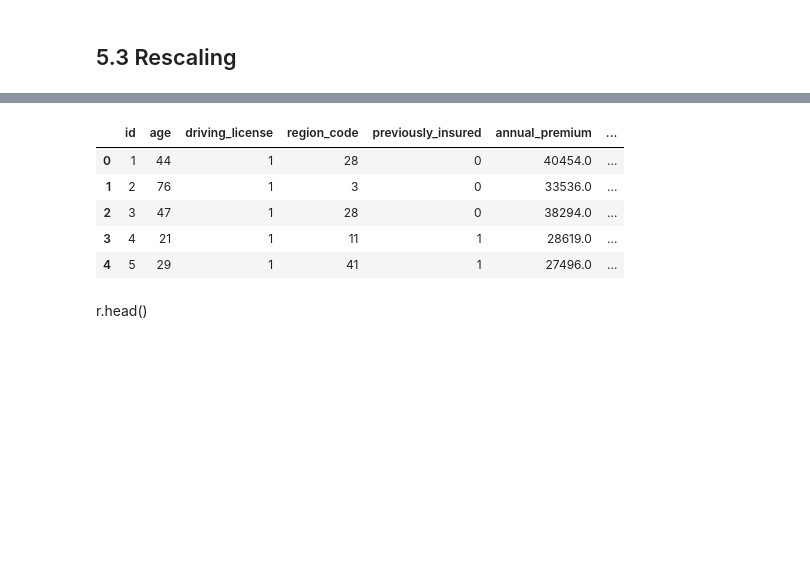
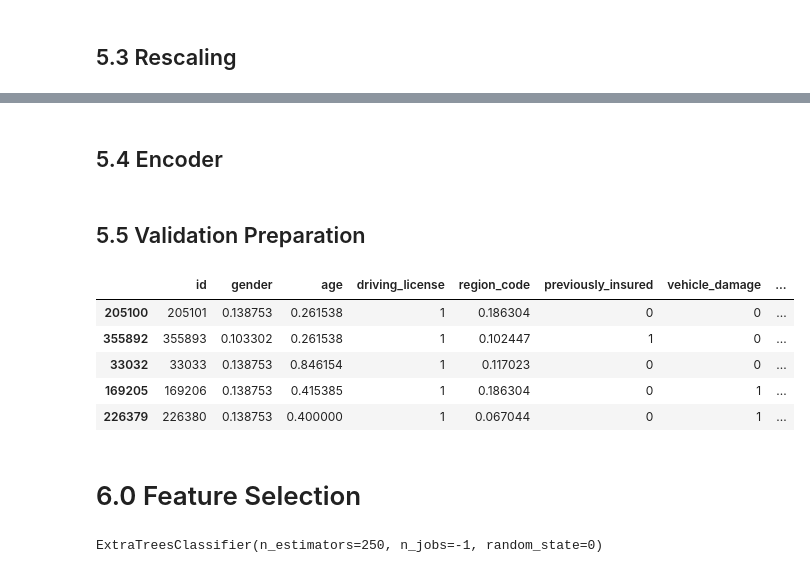
Before and after one commit to andrerochads/health_insurance_cross_sell, a Jupyter notebook: notebooks/health_insurence_c1.ipynb, the cells around one changed output, grey strips where cells are left out. Drawn from its saved outputs; the diff is of its cells as text; code cells hidden in the pictures; blank space fills up the shorter version.

Commit message:
Data preparation and Feature Selection Done

```diff
--- a/notebooks/health_insurence_c1.ipynb
+++ b/notebooks/health_insurence_c1.ipynb
@@ -805 +779,8 @@ Name: age, Length: 381109, dtype: float64
+# %%
+X = df4.drop('response', axis=1)
+y = df4['response'].copy()
+
+x_train, x_validation, y_train, y_validation = ms.train_test_split(X, y, test_size=0.20)
+
+df5 = pd.concat([x_train, y_train], axis=1)
 # %% [markdown]
@@ -810,2 +788,7 @@ Name: age, Length: 381109, dtype: float64
+# %%
+ss = pp.StandardScaler()
+
+# annual_premium
+df5['annual_premium'] = ss.fit_transform(df5[['annual_premium']].values)
 # %% [markdown]
 ## 5.3 Rescaling
@@ -818,0 +795,35 @@ Index(['id', 'age', 'driving_license', 'region_code', 'previously_insured',
+# %%
+mms_age = pp.MinMaxScaler()
+mms_vintage = pp.MinMaxScaler()
+
+# Age
+df5['age'] = mms_age.fit_transform(df5[['age']].values)
+
+# vintage
+df5['vintage'] = mms_vintage.fit_transform(df5[['vintage']].values)
+# %% [markdown]
+## 5.4 Encoder
+# %%
+# gender - One Hot Encoding / Target Encoding
+target_encode_gender = df5.groupby('gender')['response'].mean()
+df5.loc[:, 'gender'] = df5['gender'].map(target_encode_gender)
+# DUVIDA AQUI, NÃO ESTOU ENTENDENDO COMO ELE TIRA MÉDIA DE VAR CATEGORICA???
+
+# region_code - Target Encoding / Frequency Encoding
+target_encode_region_code = df5.groupby('region_code')['response'].mean()
+df5.loc[:, 'region_code'] = df5['region_code'].map(target_encode_region_code)
+
+
+# vehicle_age - One Hot Encoding / Frequency Encoding
+df5 = pd.get_dummies(df5, prefix='vehicle_age', columns=['vehicle_age'])
+
+
+# policy_sales_channel - Target Encoding / Frequency Encoding
+fe_policy_sales_channel = df5.groupby('policy_sales_channel' ).size() / len(df5)
+df5.loc[:, 'policy_sales_channel'] = df5['policy_sales_channel'].map(fe_policy_sales_channel)
+
+
+# vehicle_damage - transform to 0,1
+df5['vehicle_damage'] = df5['vehicle_damage'].apply(lambda x: 1 if x == 'Yes' else 0)
+# %% [markdown]
+## 5.5 Validation Preparation
@@ -819,11 +857,21 @@ Index(['id', 'age', 'driving_license', 'region_code', 'previously_insured',
 # %%
-r.head()
+df5.head()
 # %% [output]
-|  | id | age | driving_license | region_code | previously_insured | annual_premium | ... |
-| 0 | 1 | 44 | 1 | 28 | 0 | 40454.0 | ... |
-| 1 | 2 | 76 | 1 | 3 | 0 | 33536.0 | ... |
-| 2 | 3 | 47 | 1 | 28 | 0 | 38294.0 | ... |
-| 3 | 4 | 21 | 1 | 11 | 1 | 28619.0 | ... |
-| 4 | 5 | 29 | 1 | 41 | 1 | 27496.0 | ... |
+|  | id | gender | age | driving_license | region_code | previously_insured | vehicle_damage | ... |
+| 205100 | 205101 | 0.138753 | 0.261538 | 1 | 0.186304 | 0 | 0 | ... |
+| 355892 | 355893 | 0.103302 | 0.261538 | 1 | 0.102447 | 1 | 0 | ... |
+| 33032 | 33033 | 0.138753 | 0.846154 | 1 | 0.117023 | 0 | 0 | ... |
+| 169205 | 169206 | 0.138753 | 0.415385 | 1 | 0.186304 | 0 | 1 | ... |
+| 226379 | 226380 | 0.138753 | 0.400000 | 1 | 0.067044 | 0 | 1 | ... |
-# %% [markdown]
-r.head()
+# %% [markdown]
+# 6.0 Feature Selection
+# %%
+# model definition
+forest = en.ExtraTreesClassifier(n_estimators=250, random_state=0, n_jobs=-1)
+
+# data preparation
+x_train_n = df5.drop(['id', 'response'], axis=1)
+y_train_n = y_train.values
+forest.fit(x_train_n, y_train_n)
+# %% [output]
+ExtraTreesClassifier(n_estimators=250, n_jobs=-1, random_state=0)
```
Also changed, not shown: parts of 17 cells of this notebook.
